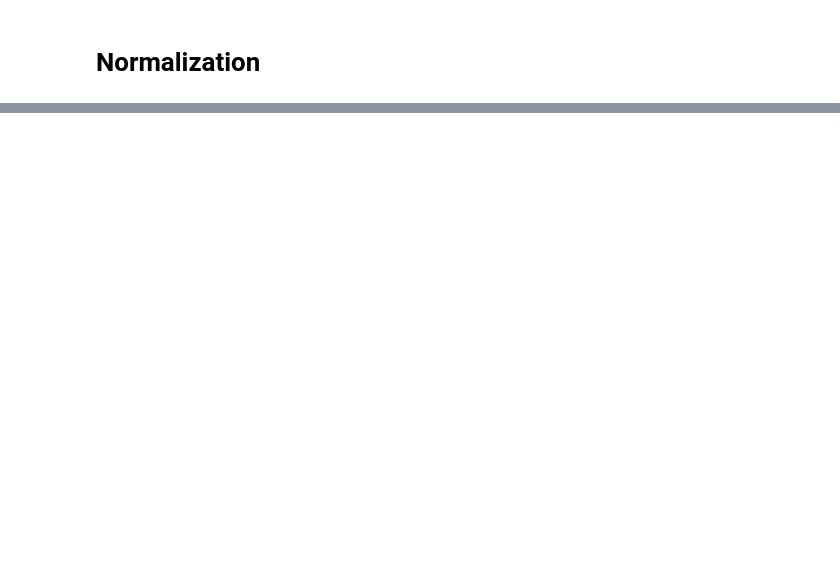
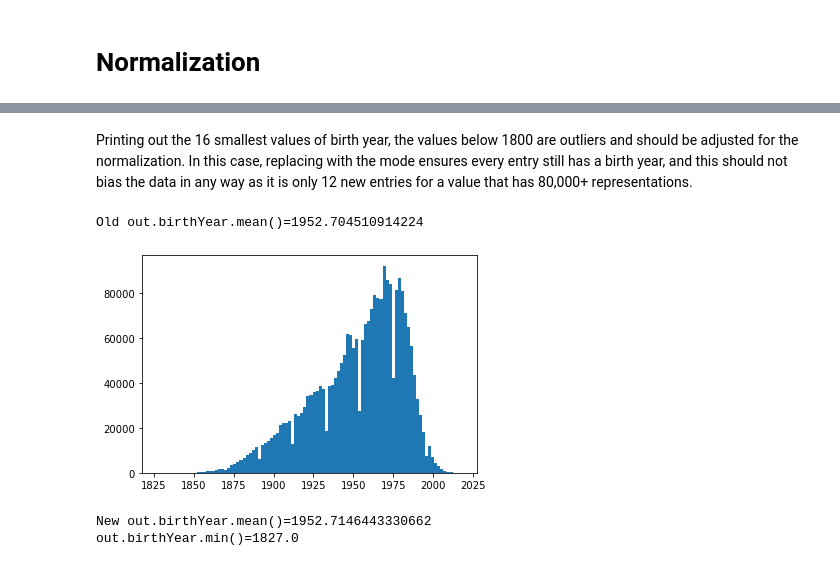
Before and after one commit to jxt1009/csci521proj, a Jupyter notebook: phase4/phase4_outliers.ipynb, the cells around one changed output, grey strips where cells are left out. Saved outputs shown, nothing was run; the diff lists cells and outputs as text; code cells hidden in the pictures; blank space fills up the shorter version.

```diff
--- a/phase4/phase4_outliers.ipynb
+++ b/phase4/phase4_outliers.ipynb
@@ -458,0 +505,14 @@ out.head(5)
+# %% [markdown]
+Printing out the 16 smallest values of birth year, the values below 1800 are outliers and should be adjusted for the normalization. In this case, replacing with the mode ensures every entry still has a birth year, and this should not bias the data in any way as it is only 12 new entries for a value that has 80,000+ representations.
+# %%
+print(f"Old {out.birthYear.mean()=}")
+out.birthYear.loc[out.birthYear<1800]=out.birthYear.mode()
+plt.hist(out.birthYear,bins=100)
+plt.show()
+print(f"New {out.birthYear.mean()=}")
+print(f"{out.birthYear.min()=}")
+# %% [output]
+Old out.birthYear.mean()=1952.704510914224
+[figure, added]
+New out.birthYear.mean()=1952.7146443330662
+out.birthYear.min()=1827.0
```
Also changed, not shown: parts of 65 cells of this notebook.
